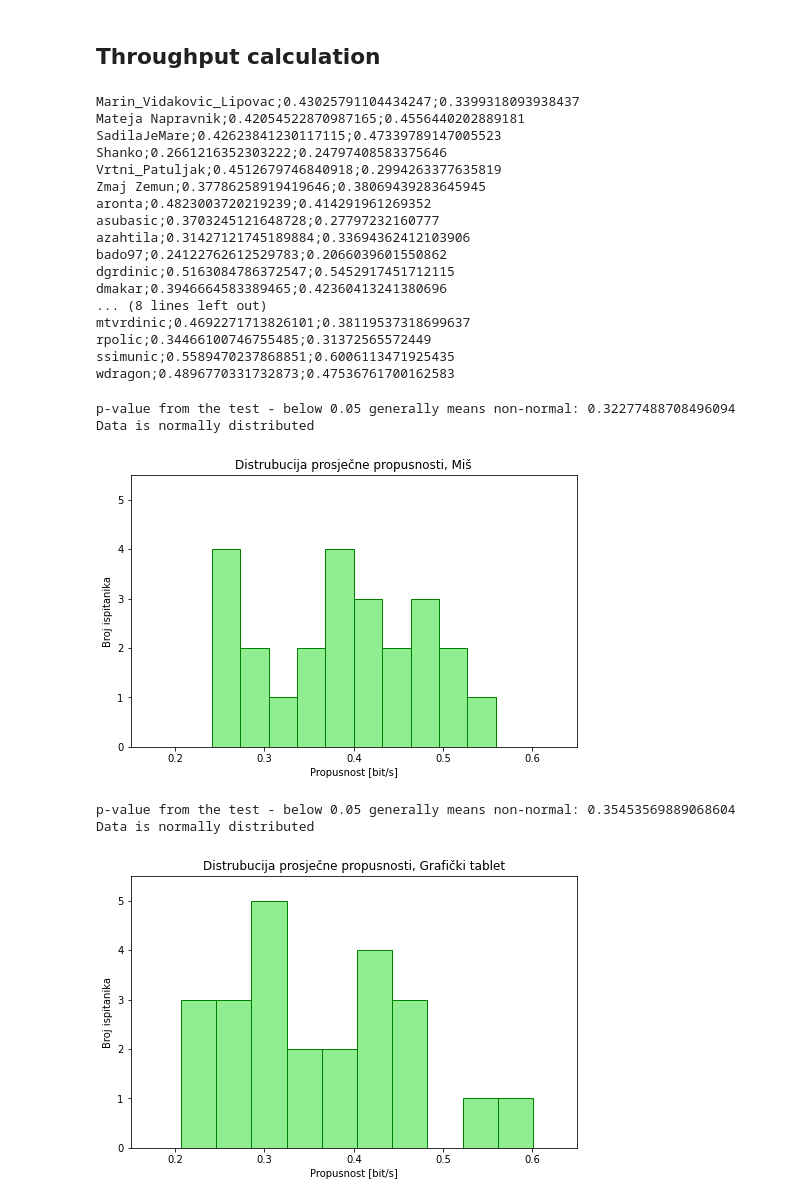
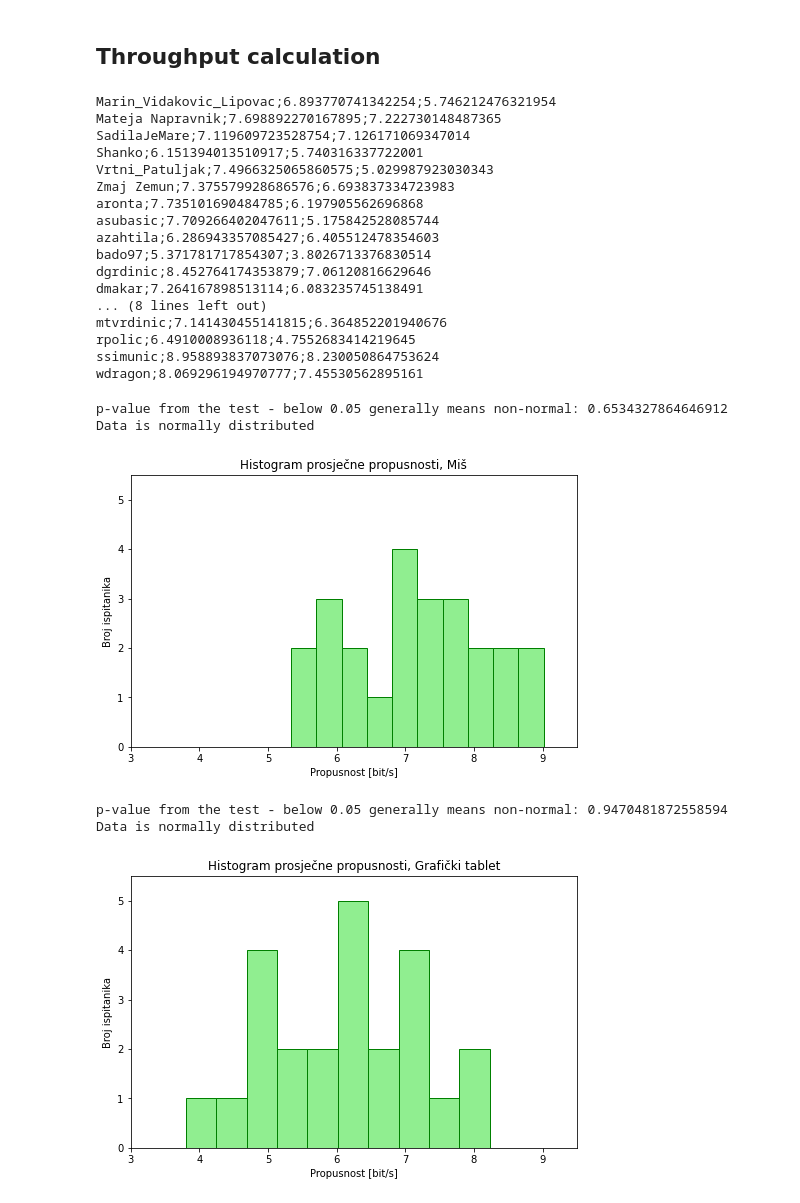
Before and after one commit to ivanazuzic/Efficiency-of-dragging-gestures, a Jupyter notebook: analysis/Analysis - Izborni projekt.ipynb, the cells around one changed output. Cells and saved outputs as stored; diff of their text form; code cells hidden in the pictures.

```diff
--- a/analysis/Analysis - Izborni projekt.ipynb
+++ b/analysis/Analysis - Izborni projekt.ipynb
@@ -24,5 +34,5 @@ from scipy.stats import shapiro as normal_shapiro
 # %%
-iodModelName = 'log(length:alpha+kappa+1)'
+iodModelName = 'length:w'
 # iodModelName = 'kappa'
 # iodModelName = 'length'
 centralTendency = 'mean'
@@ -34,6 +44,8 @@ funcIoDs = {
     'kappa': json.load(open('index_of_difficulty-' + 'kappa' +'.json')),
     #'log(kappa+length)': json.load(open('index_of_difficulty-log(kappa+length).json')),
     'log(length:alpha+kappa+1)': json.load(open('index_of_difficulty-log(length:alpha+kappa+1).json')),
+    'length:w+kappa': json.load(open('index_of_difficulty-length:alpha+kappa.json')),
+    'length:w': json.load(open('index_of_difficulty-length:alpha.json')),
     # 'w': json.load(open('index_of_difficulty-w.json')),
 }
 # %%
@@ -266,7 +261,7 @@ def getAvgForFunc(projection, funcId, device, experimentMode = 0, data=df):
 
     avg = np.mean(drawingTimes) if centralTendency=='mean' else np.median(drawingTimes)
 
-    return avg
+    return avg #* 1000 # transform to milliseconds
 
 def getAvgsByFilter(projections, funcIds, devices, experimentModes, iodName=iodModelName, data=df):
     times = []
@@ -282,11 +277,12 @@ def getAvgsByFilter(projections, funcIds, devices, experimentModes, iodName=iodM
                     # avg = getAllDrawingTimesForFunc(projection, funcId, device, experimentMode, data)
                     # times.extend(avg)
                     # iods.extend([getIodForFunc(projection, experimentMode, funcId)] * len(avg))
-
     return times, iods
 
 MAX_AVG_DRAW_TIME = round(max(getAvgsByFilter(PROJECTIONS, FUNC_IDS, DEVICES, TEST_MODES)[0]))
+MIN_AVG_DRAW_TIME = round(min(getAvgsByFilter(PROJECTIONS, FUNC_IDS, DEVICES, TEST_MODES)[0]))
 MAX_AVG_DRAW_TIME += 0.2 * MAX_AVG_DRAW_TIME
+MIN_AVG_DRAW_TIME -= 0.2 * MIN_AVG_DRAW_TIME
 
 # for mode in TEST_MODES:
 #    print("----------------- MODE:", mode)
@@ -1091,7 +1142,8 @@ for i in range(len(sortedParticipants)):
 
                     length = getIodForFunc(projection, experimentMode, funcId, 'length')
 
-                    Id_e = np.log2(length / W_e + kappa + 1)
+                    # Id_e = np.log2(length / W_e + kappa + 1)
+                    Id_e = length / W_e + kappa
 
                     # movement time
                     MT = np.mean(participantMovement["Drawing time"].values)
@@ -1109,55 +1161,55 @@ for i in range(len(sortedParticipants)):
     allTPsForMouse.append(TPsForThisParticipant["Mouse"])
     allTPsForGraphicTablet.append(TPsForThisParticipant["Graphic tablet"])
 # %% [output]
-Marin_Vidakovic_Lipovac;0.43025791104434247;0.3399318093938437
-Mateja Napravnik;0.42054522870987165;0.4556440202889181
-SadilaJeMare;0.42623841230117115;0.47339789147005523
-Shanko;0.2661216352303222;0.24797408583375646
-Vrtni_Patuljak;0.4512679746840918;0.2994263377635819
-Zmaj Zemun;0.37786258919419646;0.38069439283645945
-aronta;0.4823003720219239;0.414291961269352
-asubasic;0.3703245121648728;0.27797232160777
-azahtila;0.31427121745189884;0.33694362412103906
-bado97;0.24122762612529783;0.2066039601550862
-dgrdinic;0.5163084786372547;0.5452917451712115
-dmakar;0.3946664583389465;0.42360413241380696
+Marin_Vidakovic_Lipovac;6.893770741342254;5.746212476321954
+Mateja Napravnik;7.698892270167895;7.222730148487365
+SadilaJeMare;7.119609723528754;7.126171069347014
+Shanko;6.151394013510917;5.740316337722001
+Vrtni_Patuljak;7.4966325065860575;5.029987923030343
+Zmaj Zemun;7.375579928686576;6.693837334723983
+aronta;7.735101690484785;6.197905562696868
+asubasic;7.709266402047611;5.175842528085744
+azahtila;6.286943357085427;6.405512478354603
+bado97;5.371781717854307;3.8026713376830514
+dgrdinic;8.452764174353879;7.06120816629646
+dmakar;7.264167898513114;6.083235745138491
 ... (8 lines left out)
-mtvrdinic;0.4692271713826101;0.38119537318699637
-rpolic;0.34466100746755485;0.31372565572449
-ssimunic;0.5589470237868851;0.6006113471925435
-wdragon;0.4896770331732873;0.47536761700162583
+mtvrdinic;7.141430455141815;6.364852201940676
+rpolic;6.4910008936118;4.7552683414219645
+ssimunic;8.958893837073076;8.230050864753624
+wdragon;8.069296194970777;7.45530562895161
 # %%
 # now we should test whether the TPs are normally distributed
 
 for i, tps in enumerate([allTPsForMouse, allTPsForGraphicTablet]):
     pValueNormDist = isDataNormallyDistributed(np.array(tps))
     device = DEVICES[i]
 
     plt.figure(figsize=(8,5))
     plt.hist(tps, color="lightgreen", edgecolor="green")
     title = "Average throughput distribution, " + device
     xlabel = "Average throughput, [bit/s]\nNorm dist p_value=%.5f" % (pValueNormDist)
     ylabel = "Participant count"
 
     if useCroatian is True:
-        title = "Distrubucija prosječne propusnosti, " + translate(device)
+        title = "Histogram prosječne propusnosti, " + translate(device)
         xlabel = "Propusnost [bit/s]"
         ylabel = "Broj ispitanika"
 
     plt.title(title)
     plt.xlabel(xlabel)
     plt.ylabel(ylabel)
     # these limits are hard-coded, and they're here to make the histograms have the same x
     # and y ranges on both plots
-    plt.xlim([0.15, 0.65])
+    plt.xlim([3, 9.5])
     plt.ylim([0, 5.5])
 
     saveFigure(participantDataFolderPath + "Throughput_dist" +  device)
     plt.show()
 # %% [output]
-p-value from the test - below 0.05 generally means non-normal: 0.32277488708496094
+p-value from the test - below 0.05 generally means non-normal: 0.6534327864646912
 Data is normally distributed
-[figure, old version]
+[figure, new version]
-p-value from the test - below 0.05 generally means non-normal: 0.35453569889068604
+p-value from the test - below 0.05 generally means non-normal: 0.9470481872558594
 Data is normally distributed
-[figure, old version]
+[figure, new version]
```
Also changed, not shown: parts of 9 cells of this notebook, 9 other files.
